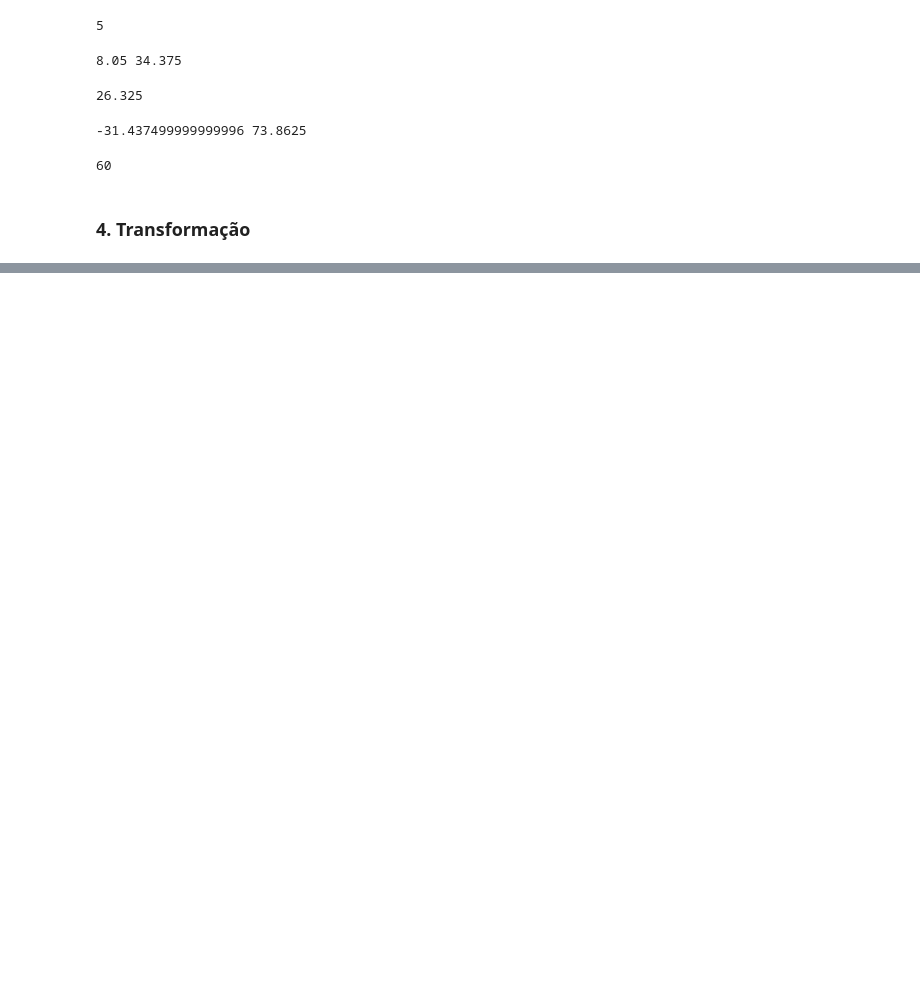
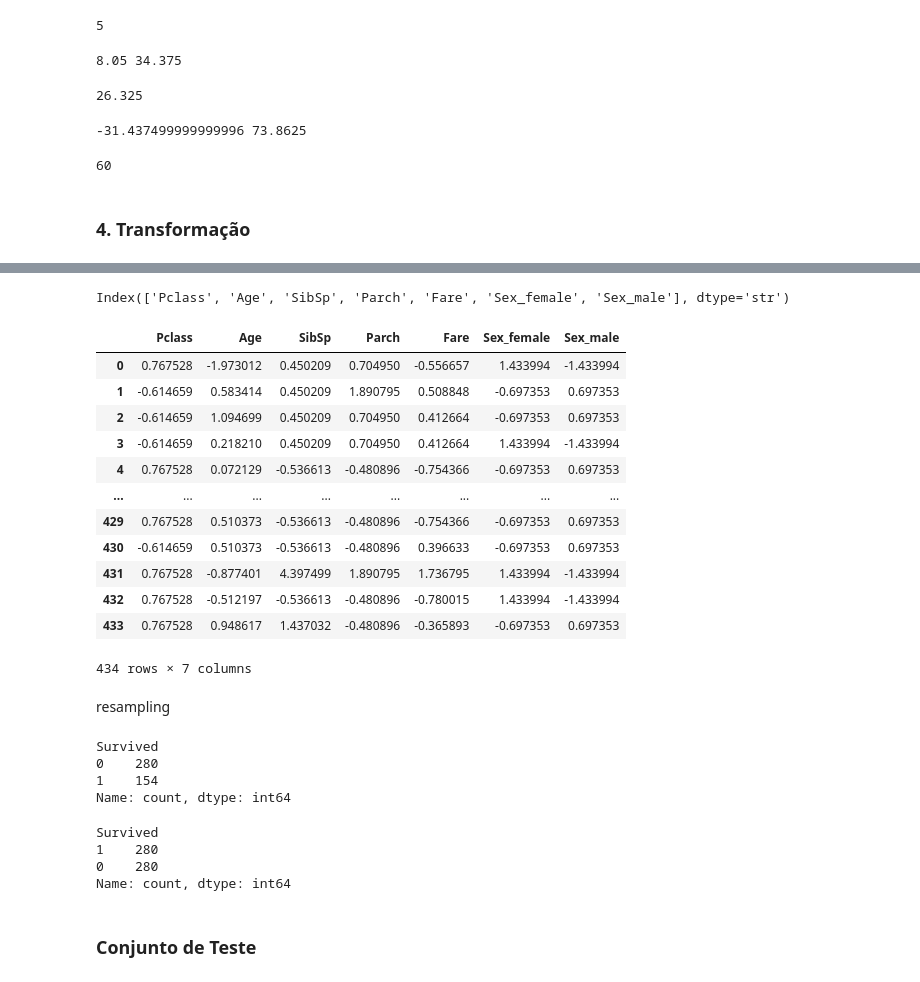
Before and after one commit to rogeriobarbosaa/Titanic-Classification-PyTorch, a Jupyter notebook: main/main.ipynb, the cells around one changed output, grey strips where cells are left out. Drawn from its saved outputs; the diff is of its cells as text; code cells hidden in the pictures; blank space fills up the shorter version.

```diff
--- a/main/main.ipynb
+++ b/main/main.ipynb
@@ -247,0 +301,2 @@ y_train = y_train[(y_train > lower_limit) & (y_train < upper_limit)]
+# %%
+scaler = StandardScaler()
@@ -247,0 +323,33 @@ y_train = y_train[(y_train > lower_limit) & (y_train < upper_limit)]
+# %%
+X_train.columns
+# %% [output]
+Index(['Pclass', 'Age', 'SibSp', 'Parch', 'Fare', 'Sex_female', 'Sex_male'], dtype='str')
+# %%
+colunas_numericas = ['Pclass', 'Age', 'SibSp', 'Parch', 'Fare', 'Sex_female', 'Sex_male']
+# %%
+# Substitui os valores originais pelas colunas padronizadas
+X_train[colunas_numericas] = scaler.transform(X_train[colunas_numericas])
+X_train
+# %% [output]
+|  | Pclass | Age | SibSp | Parch | Fare | Sex_female | Sex_male |
+| 0 | 0.767528 | -1.973012 | 0.450209 | 0.704950 | -0.556657 | 1.433994 | -1.433994 |
+| 1 | -0.614659 | 0.583414 | 0.450209 | 1.890795 | 0.508848 | -0.697353 | 0.697353 |
+| 2 | -0.614659 | 1.094699 | 0.450209 | 0.704950 | 0.412664 | -0.697353 | 0.697353 |
+| 3 | -0.614659 | 0.218210 | 0.450209 | 0.704950 | 0.412664 | 1.433994 | -1.433994 |
+| 4 | 0.767528 | 0.072129 | -0.536613 | -0.480896 | -0.754366 | -0.697353 | 0.697353 |
+| ... | ... | ... | ... | ... | ... | ... | ... |
+| 429 | 0.767528 | 0.510373 | -0.536613 | -0.480896 | -0.754366 | -0.697353 | 0.697353 |
+| 430 | -0.614659 | 0.510373 | -0.536613 | -0.480896 | 0.396633 | -0.697353 | 0.697353 |
+| 431 | 0.767528 | -0.877401 | 4.397499 | 1.890795 | 1.736795 | 1.433994 | -1.433994 |
+| 432 | 0.767528 | -0.512197 | -0.536613 | -0.480896 | -0.780015 | 1.433994 | -1.433994 |
+| 433 | 0.767528 | 0.948617 | 1.437032 | -0.480896 | -0.365893 | -0.697353 | 0.697353 |
+434 rows × 7 columns
+# %% [markdown]
+resampling
+# %%
+y_train.value_counts()
+# %% [output]
+Survived
+0    280
+1    154
+Name: count, dtype: int64
@@ -247,0 +360,9 @@ y_train = y_train[(y_train > lower_limit) & (y_train < upper_limit)]
+# %%
+y_train.value_counts()
+# %% [output]
+Survived
+1    280
+0    280
+Name: count, dtype: int64
+# %% [markdown]
+### Conjunto de Teste
```
Also changed, not shown: parts of 17 cells of this notebook.
